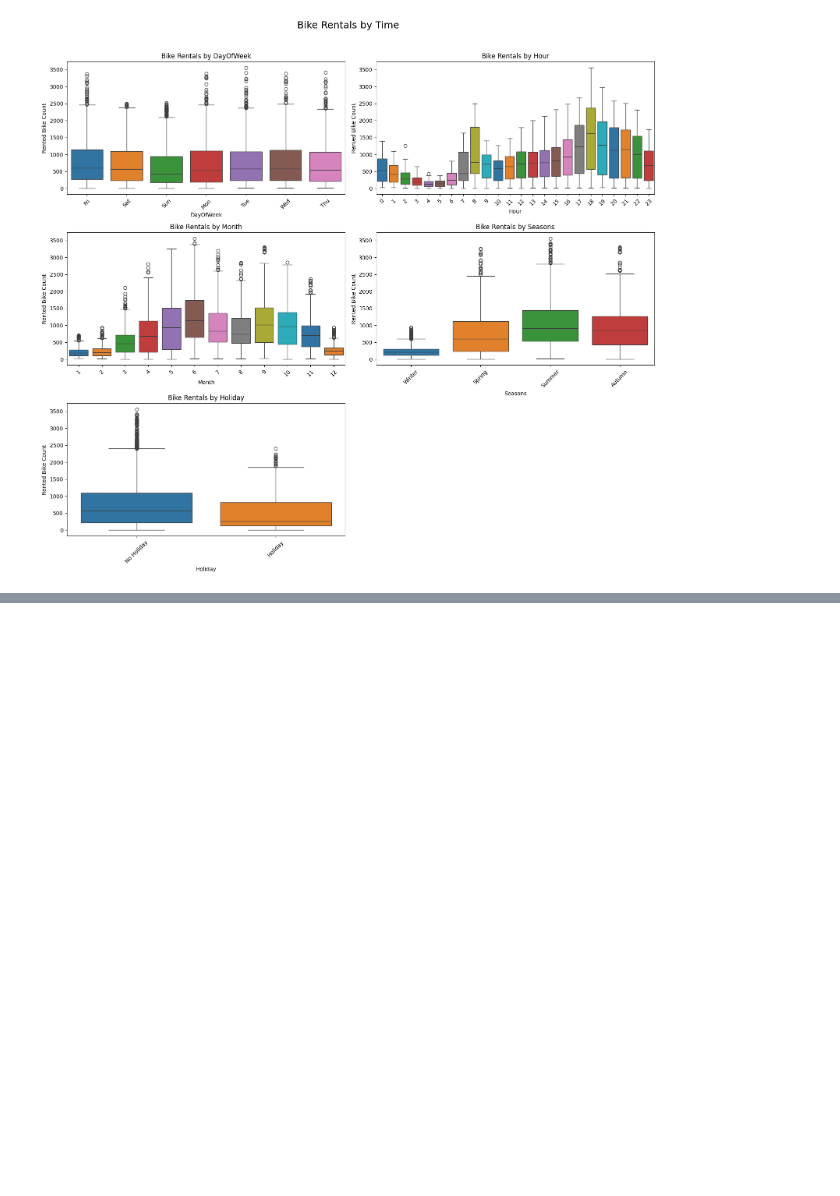
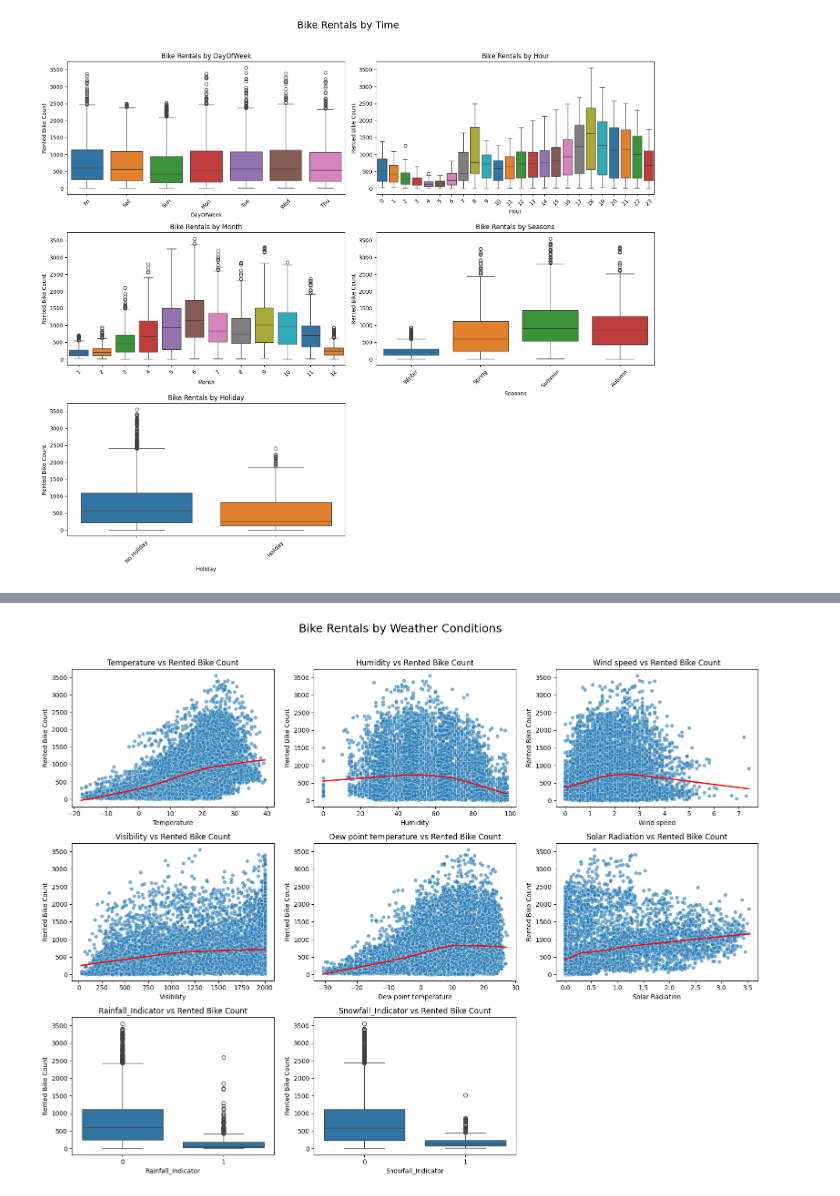
Before and after one commit to MarkThackham/MarkThackham.github.io, a Jupyter notebook: Portfolio/machine-learning/seoul-bike-hire/Seoul-bike-hire-data.ipynb, the cells around one changed output, grey strips where cells are left out. Saved outputs shown, nothing was run; the diff lists cells and outputs as text; code cells hidden in the pictures; blank space fills up the shorter version.

```diff
--- a/Portfolio/machine-learning/seoul-bike-hire/Seoul-bike-hire-data.ipynb
+++ b/Portfolio/machine-learning/seoul-bike-hire/Seoul-bike-hire-data.ipynb
@@ -130,6 +130,10 @@ df2['DateTime'] = pd.to_datetime(
 df2['Year'] = df2['DateTime'].dt.year
 df2['Month'] = df2['DateTime'].dt.month
 df2['DayOfWeek'] = df2['DateTime'].dt.strftime('%a')
+
+# Create binary indicators for Rainfall and Snowfall
+df2['Rainfall_Indicator']=np.where(df2['Rainfall'] == 0, 0, 1)
+df2['Snowfall_Indicator']=np.where(df2['Snowfall'] == 0, 0, 1)
 #=================================================================
 # %%
 #=================================================================
@@ -194,7 +195,8 @@ print(df2['Functioning Day'].value_counts())
 
 # Columns to keep
 cols=['Rented Bike Count', 'Seasons', 'Holiday', 'Month', 'DayOfWeek','Hour',
-'Temperature','Humidity','Wind speed', 'Visibility', 'Dew point temperature', 'Solar Radiation', 'Rainfall', 'Snowfall']
+'Temperature','Humidity','Wind speed', 'Visibility', 'Dew point temperature', 'Solar Radiation',
+'Rainfall_Indicator', 'Snowfall_Indicator']
 df3 = df3[cols]
 #=================================================================
 # %% [output]
@@ -272,0 +250,62 @@ memory usage: 958.9+ KB
+# %%
+#=================================================================
+# Step 6: Weather
+
+import matplotlib.pyplot as plt
+import seaborn as sns
+
+# Variables of interest
+vars = ['Temperature', 'Humidity', 'Wind speed', 'Visibility',
+        'Dew point temperature', 'Solar Radiation',
+        'Rainfall_Indicator', 'Snowfall_Indicator']
+
+# Create 3x3 grid
+fig, axes = plt.subplots(3, 3, figsize=(16, 12))
+axes = axes.flatten()
+
+for i, var in enumerate(vars):
+    ax = axes[i]
+
+    if var in ['Rainfall_Indicator', 'Snowfall_Indicator']:
+        # --- Boxplot for indicators ---
+        sns.boxplot(
+            data=df3,
+            x=var,
+            y='Rented Bike Count',
+            ax=ax,
+        )
+    else:
+        # --- Scatter + LOESS for continuous variables ---
+        sns.scatterplot(
+            data=df3,
+            x=var,
+            y='Rented Bike Count',
+            alpha=0.6,
+            ax=ax
+        )
+        sns.regplot(
+            data=df3,
+            x=var,
+            y='Rented Bike Count',
+            scatter=False,
+            lowess=True,
+            ax=ax,
+            line_kws={"color": "red", "lw": 2}
+        )
+
+    # Labels & title
+    ax.set_title(f"{var} vs Rented Bike Count")
+    ax.set_xlabel(var)
+    ax.set_ylabel("Rented Bike Count")
+
+# Hide unused subplots
+for j in range(len(vars), len(axes)):
+    axes[j].set_visible(False)
+
+# Overall title
+fig.suptitle("Bike Rentals by Weather Conditions", fontsize=18, y=1.02)
+
+plt.tight_layout()
+plt.show()
+# %% [output]
+[figure, added]
```
Also changed, not shown: parts of 3 cells of this notebook, 2 other files.
